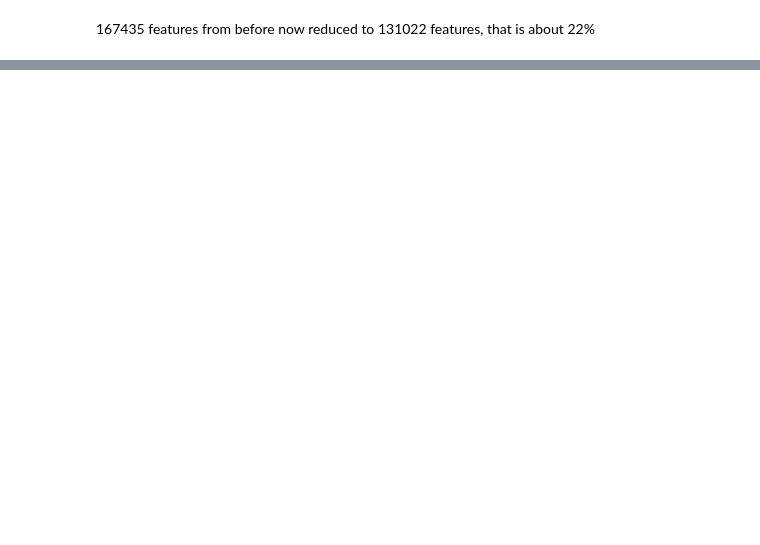
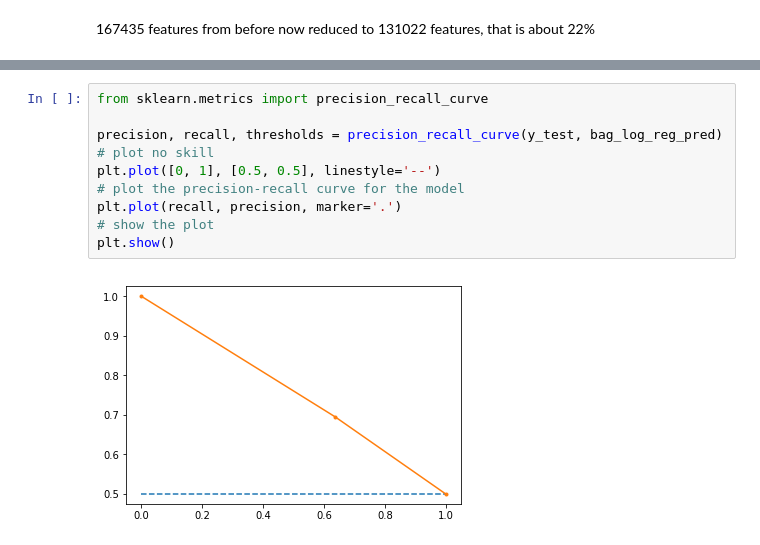
Before and after one commit to Kaguura/SarcasmDetection, a Jupyter notebook: Sarc_Detection.ipynb, the cells around one changed output, grey strips where cells are left out. Drawn from its saved outputs; the diff is of its cells as text; blank space fills up the shorter version.

```diff
--- a/Sarc_Detection.ipynb
+++ b/Sarc_Detection.ipynb
@@ -293,0 +216,12 @@ accuracy_score(y_test, xgb.predict(X_test))
+# %%
+from sklearn.metrics import precision_recall_curve
+
+precision, recall, thresholds = precision_recall_curve(y_test, bag_log_reg_pred)
+# plot no skill
+plt.plot([0, 1], [0.5, 0.5], linestyle='--')
+# plot the precision-recall curve for the model
+plt.plot(recall, precision, marker='.')
+# show the plot
+plt.show()
+# %% [output]
+[figure, added]
```
Also changed, not shown: parts of 47 cells of this notebook.
